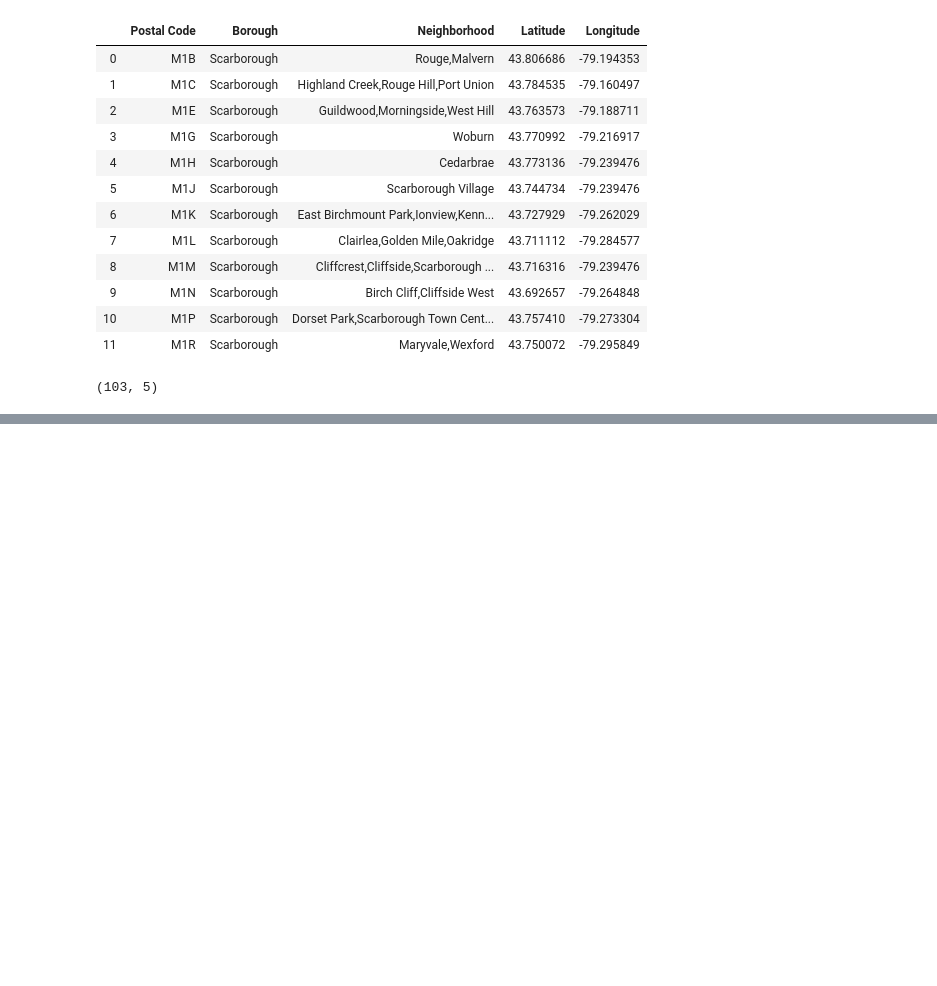
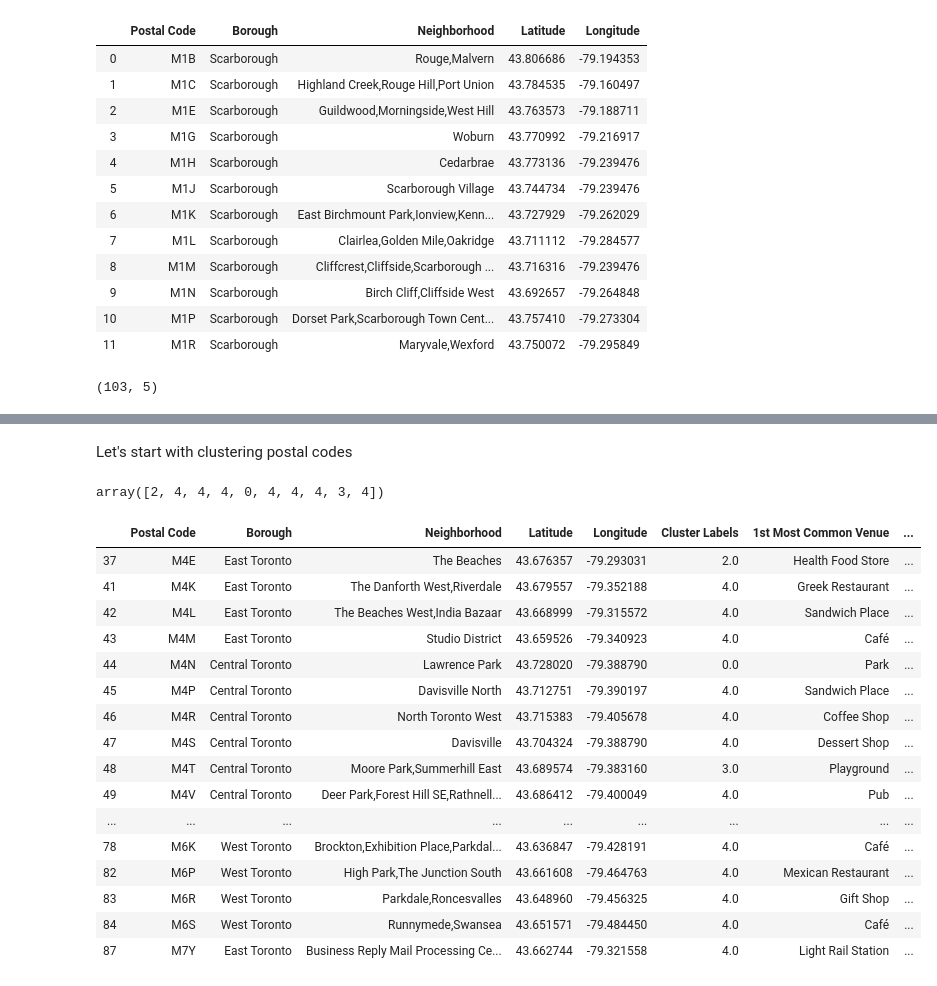
Before and after one commit to VaahtioTiina/Capstone-Sport-Facilities-in-Amsterdam, a Jupyter notebook: Python Capstone Toronto Neighborhoods 20191229.ipynb, the cells around one changed output, grey strips where cells are left out. Cells and saved outputs as stored; diff of their text form; code cells hidden in the pictures; blank space fills up the shorter version.

```diff
--- a/Python Capstone Toronto Neighborhoods 20191229.ipynb
+++ b/Python Capstone Toronto Neighborhoods 20191229.ipynb
@@ -89,0 +190,7 @@ df_toronto_geo.shape
+# %%
+#Creating a dataframe for the venues in Toronto by postal code
+
+toronto_venues = getNearbyVenues(names=df_tor['Postal Code'],
+                                   latitudes=df_tor['Latitude'],
+                                   longitudes=df_tor['Longitude']
+                                )
@@ -89,0 +264,5 @@ df_toronto_geo.shape
+# %%
+#group by borough the get the frequency of categories for the borough
+
+toronto_grouped = toronto_onehot.groupby('Postal Code').mean().reset_index()
+toronto_grouped
@@ -89,0 +319,7 @@ df_toronto_geo.shape
+# %%
+# create a function to order venues in desc order
+def return_most_common_venues(row, num_top_venues):
+    row_categories = row.iloc[1:]
+    row_categories_sorted = row_categories.sort_values(ascending=False)
+
+    return row_categories_sorted.index.values[0:num_top_venues]
@@ -89,0 +354,48 @@ df_toronto_geo.shape
+# %% [markdown]
+Let's start with clustering postal codes
+# %%
+# set number of clusters
+kclusters = 5
+
+toronto_grouped_clustering = toronto_grouped.drop('Postal Code', 1)
+
+# run k-means clustering
+kmeans = KMeans(n_clusters=kclusters, random_state=0).fit(toronto_grouped_clustering)
+
+# check cluster labels generated for each row in the dataframe
+kmeans.labels_[0:10]
+# %% [output]
+array([2, 4, 4, 4, 0, 4, 4, 4, 3, 4])
+# %%
+# add clustering labels
+borough_venues_sorted.insert(0, 'Cluster Labels', kmeans.labels_)
+
+
+toronto_merged = df_tor
+
+# merge toronto_grouped with toronto_data to add latitude/longitude for each neighborhood
+toronto_merged =toronto_merged.join(borough_venues_sorted.set_index('Postal Code'), on='Postal Code')
+
+toronto_merged.head()
+
+toronto_merged['Cluster Labels'].isna().sum()
+toronto_merged.dropna(inplace=True)
+toronto_merged
+# %% [output]
+|  | Postal Code | Borough | Neighborhood | Latitude | Longitude | Cluster Labels | 1st Most Common Venue | ... |
+| 37 | M4E | East Toronto | The Beaches | 43.676357 | -79.293031 | 2.0 | Health Food Store | ... |
+| 41 | M4K | East Toronto | The Danforth West,Riverdale | 43.679557 | -79.352188 | 4.0 | Greek Restaurant | ... |
+| 42 | M4L | East Toronto | The Beaches West,India Bazaar | 43.668999 | -79.315572 | 4.0 | Sandwich Place | ... |
+| 43 | M4M | East Toronto | Studio District | 43.659526 | -79.340923 | 4.0 | Café | ... |
+| 44 | M4N | Central Toronto | Lawrence Park | 43.728020 | -79.388790 | 0.0 | Park | ... |
+| 45 | M4P | Central Toronto | Davisville North | 43.712751 | -79.390197 | 4.0 | Sandwich Place | ... |
+| 46 | M4R | Central Toronto | North Toronto West | 43.715383 | -79.405678 | 4.0 | Coffee Shop | ... |
+| 47 | M4S | Central Toronto | Davisville | 43.704324 | -79.388790 | 4.0 | Dessert Shop | ... |
+| 48 | M4T | Central Toronto | Moore Park,Summerhill East | 43.689574 | -79.383160 | 3.0 | Playground | ... |
+| 49 | M4V | Central Toronto | Deer Park,Forest Hill SE,Rathnell... | 43.686412 | -79.400049 | 4.0 | Pub | ... |
+| ... | ... | ... | ... | ... | ... | ... | ... | ... |
+| 78 | M6K | West Toronto | Brockton,Exhibition Place,Parkdal... | 43.636847 | -79.428191 | 4.0 | Café | ... |
+| 82 | M6P | West Toronto | High Park,The Junction South | 43.661608 | -79.464763 | 4.0 | Mexican Restaurant | ... |
+| 83 | M6R | West Toronto | Parkdale,Roncesvalles | 43.648960 | -79.456325 | 4.0 | Gift Shop | ... |
+| 84 | M6S | West Toronto | Runnymede,Swansea | 43.651571 | -79.484450 | 4.0 | Café | ... |
+| 87 | M7Y | East Toronto | Business Reply Mail Processing Ce... | 43.662744 | -79.321558 | 4.0 | Light Rail Station | ... |
```
Also changed, not shown: parts of 20 cells of this notebook.
